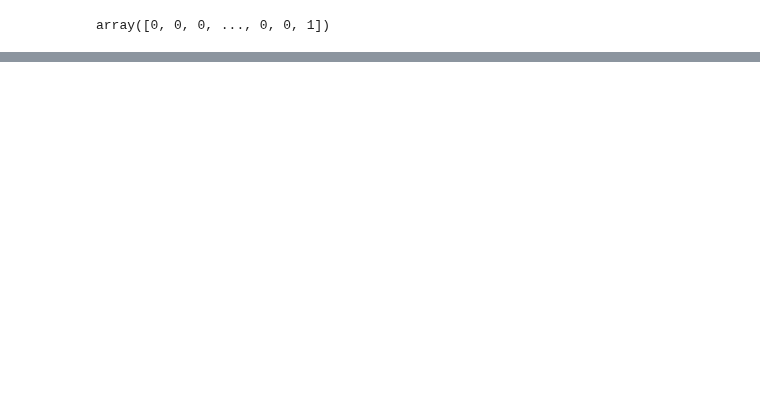
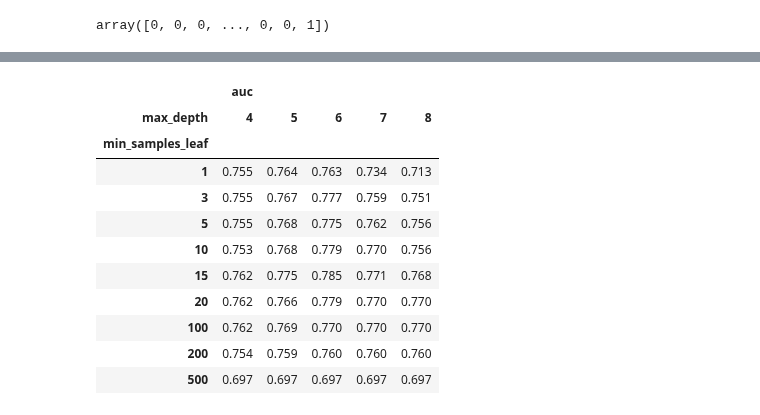
Before and after one commit to a-kravets/Data-Analytics-Projects, a Jupyter notebook: Credit Risk Scoring/credit_risk_scoring.ipynb, the cells around one changed output, grey strips where cells are left out. Drawn from its saved outputs; the diff is of its cells as text; code cells hidden in the pictures; blank space fills up the shorter version.

Commit message:
starting decision tree parameters tuning

```diff
--- a/Credit Risk Scoring/credit_risk_scoring.ipynb
+++ b/Credit Risk Scoring/credit_risk_scoring.ipynb
@@ -328,0 +331,11 @@ forest_importances.plot.bar(ax=ax);
+# %%
+depths = [1, 2, 3, 4, 5, 6, 7, 10, 15, 20, None]
+
+for depth in depths:
+    dt = DecisionTreeClassifier(max_depth=depth, random_state=42)
+    dt.fit(X_train, y_train)
+
+    y_pred = dt.predict_proba(X_val)[:, 1]
+    auc = roc_auc_score(y_val, y_pred)
+
+    print('%4s -> %.3f' % (depth, auc))
@@ -328,0 +354,31 @@ forest_importances.plot.bar(ax=ax);
+# %%
+scores = []
+
+for depth in [4, 5, 6, 7, 8]:
+    for s in [1, 3, 5, 10, 15, 20, 500, 100, 200]:
+        dt = DecisionTreeClassifier(max_depth=depth, min_samples_leaf=s, random_state=42)
+        dt.fit(X_train, y_train)
+
+        y_pred = dt.predict_proba(X_val)[:, 1]
+        auc = roc_auc_score(y_val, y_pred)
+
+        scores.append((depth, s, auc))
+# %%
+columns = ['max_depth', 'min_samples_leaf', 'auc']
+df_scores = pd.DataFrame(scores, columns=columns)
+# %%
+df_scores_pivot = df_scores.pivot(index='min_samples_leaf', columns=['max_depth'], values=['auc'])
+df_scores_pivot.round(3)
+# %% [output]
+|  | auc |  |  |  |  |
+| max_depth | 4 | 5 | 6 | 7 | 8 |
+| min_samples_leaf |  |  |  |  |  |
+| 1 | 0.755 | 0.764 | 0.763 | 0.734 | 0.713 |
+| 3 | 0.755 | 0.767 | 0.777 | 0.759 | 0.751 |
+| 5 | 0.755 | 0.768 | 0.775 | 0.762 | 0.756 |
+| 10 | 0.753 | 0.768 | 0.779 | 0.770 | 0.756 |
+| 15 | 0.762 | 0.775 | 0.785 | 0.771 | 0.768 |
+| 20 | 0.762 | 0.766 | 0.779 | 0.770 | 0.770 |
+| 100 | 0.762 | 0.769 | 0.770 | 0.770 | 0.770 |
+| 200 | 0.754 | 0.759 | 0.760 | 0.760 | 0.760 |
+| 500 | 0.697 | 0.697 | 0.697 | 0.697 | 0.697 |
```
Also changed, not shown: parts of 38 cells of this notebook.
